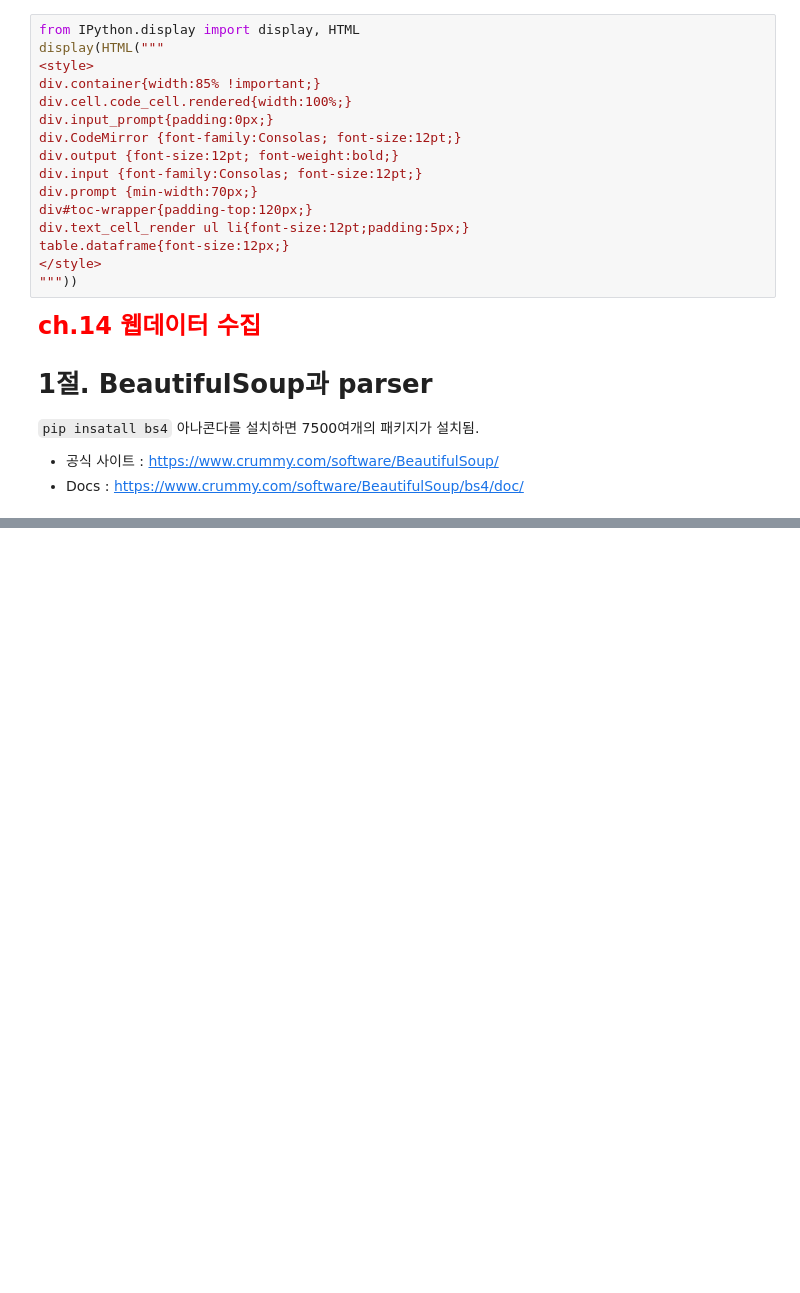
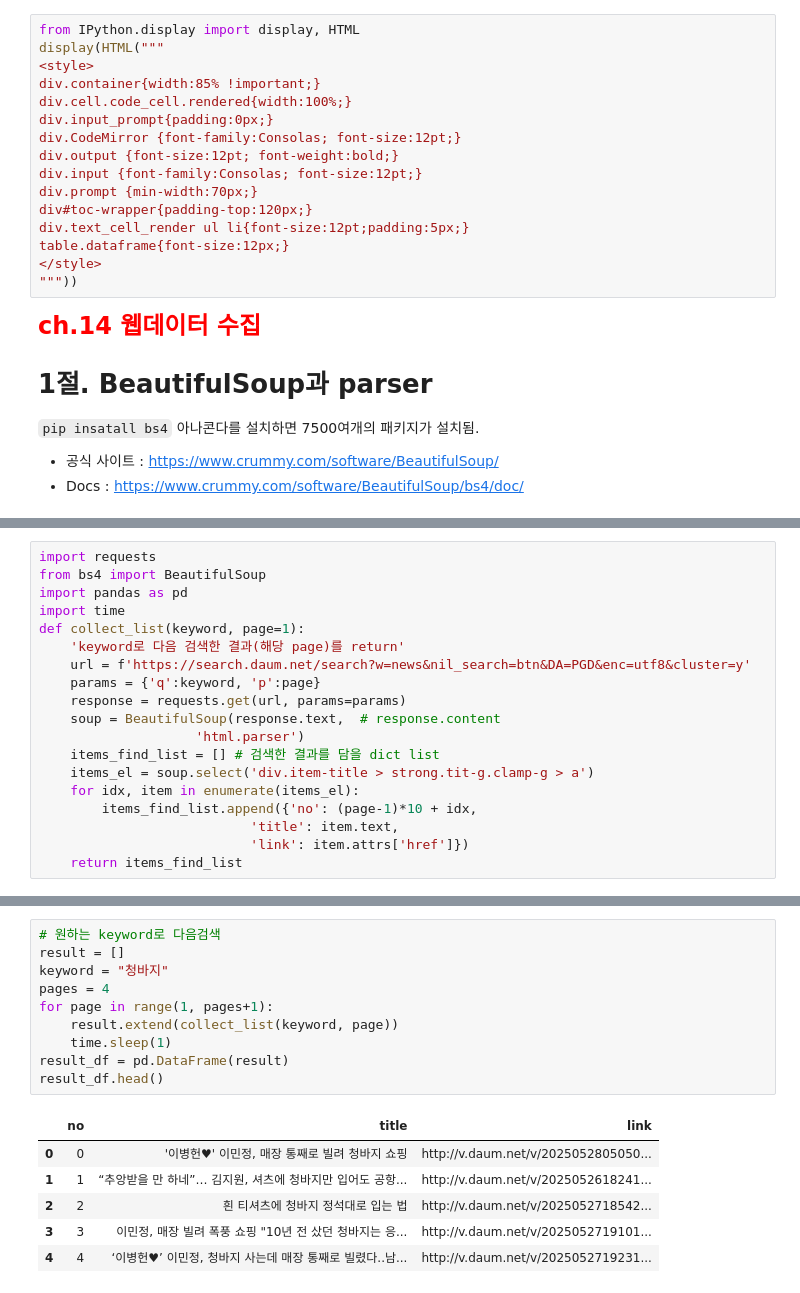
Before and after one commit to starfish99600/ai_x, a Jupyter notebook: 04_source/01_python/ch14_웹데이터수집1_정적_공공api.ipynb, the cells around one changed output, grey strips where cells are left out. Saved outputs shown, nothing was run; the diff lists cells and outputs as text; blank space fills up the shorter version.

```diff
--- a/04_source/01_python/ch14_웹데이터수집1_정적_공공api.ipynb
+++ b/04_source/01_python/ch14_웹데이터수집1_정적_공공api.ipynb
@@ -22,0 +433,19 @@ table.dataframe{font-size:12px;}
+# %%
+import requests
+from bs4 import BeautifulSoup
+import pandas as pd
+import time
+def collect_list(keyword, page=1):
+    'keyword로 다음 검색한 결과(해당 page)를 return'
+    url = f'https://search.daum.net/search?w=news&nil_search=btn&DA=PGD&enc=utf8&cluster=y'
+    params = {'q':keyword, 'p':page}
+    response = requests.get(url, params=params)
+    soup = BeautifulSoup(response.text,  # response.content
+                    'html.parser')
+    items_find_list = [] # 검색한 결과를 담을 dict list
+    items_el = soup.select('div.item-title > strong.tit-g.clamp-g > a')
+    for idx, item in enumerate(items_el):
+        items_find_list.append({'no': (page-1)*10 + idx,
+                           'title': item.text,
+                           'link': item.attrs['href']})
+    return items_find_list
@@ -22,0 +472,17 @@ table.dataframe{font-size:12px;}
+# %%
+# 원하는 keyword로 다음검색
+result = []
+keyword = "청바지"
+pages = 4
+for page in range(1, pages+1):
+    result.extend(collect_list(keyword, page))
+    time.sleep(1)
+result_df = pd.DataFrame(result)
+result_df.head()
+# %% [output]
+|  | no | title | link |
+| 0 | 0 | '이병헌♥' 이민정, 매장 통째로 빌려 청바지 쇼핑 | http://v.daum.net/v/2025052805050... |
+| 1 | 1 | “추앙받을 만 하네”… 김지원, 셔츠에 청바지만 입어도 공항... | http://v.daum.net/v/2025052618241... |
+| 2 | 2 | 흰 티셔츠에 청바지 정석대로 입는 법 | http://v.daum.net/v/2025052718542... |
+| 3 | 3 | 이민정, 매장 빌려 폭풍 쇼핑 "10년 전 샀던 청바지는 응... | http://v.daum.net/v/2025052719101... |
+| 4 | 4 | ‘이병헌♥’ 이민정, 청바지 사는데 매장 통째로 빌렸다..남... | http://v.daum.net/v/2025052719231... |
```
Also changed, not shown: parts of 51 cells of this notebook, 4 other files.
